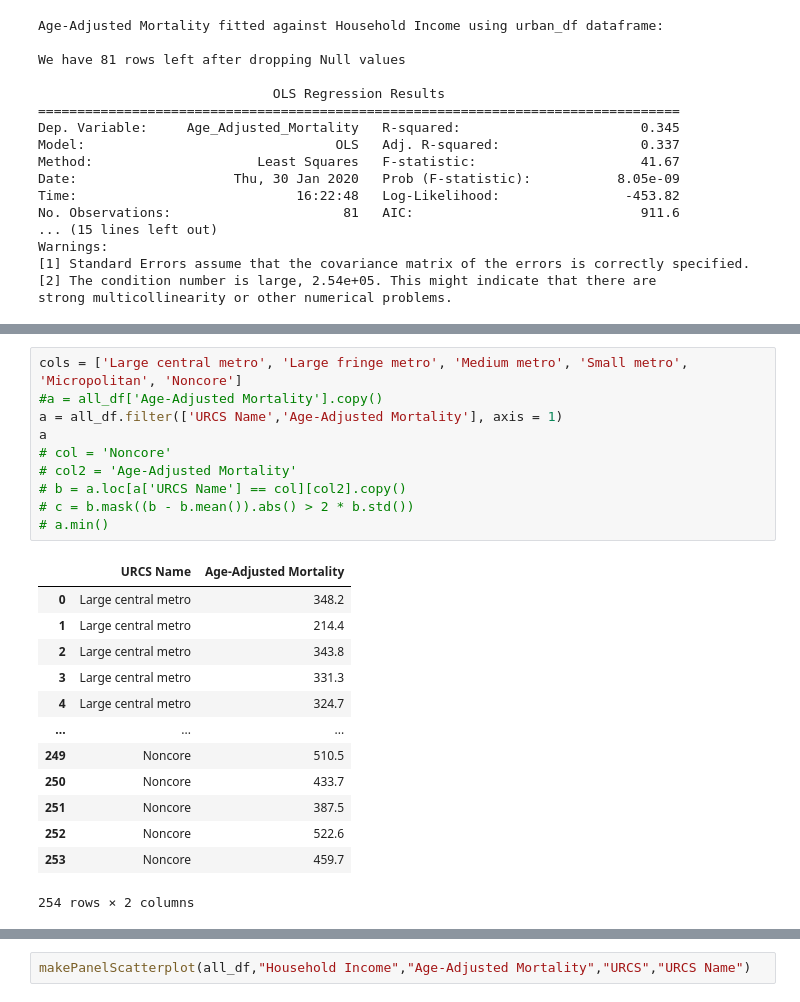
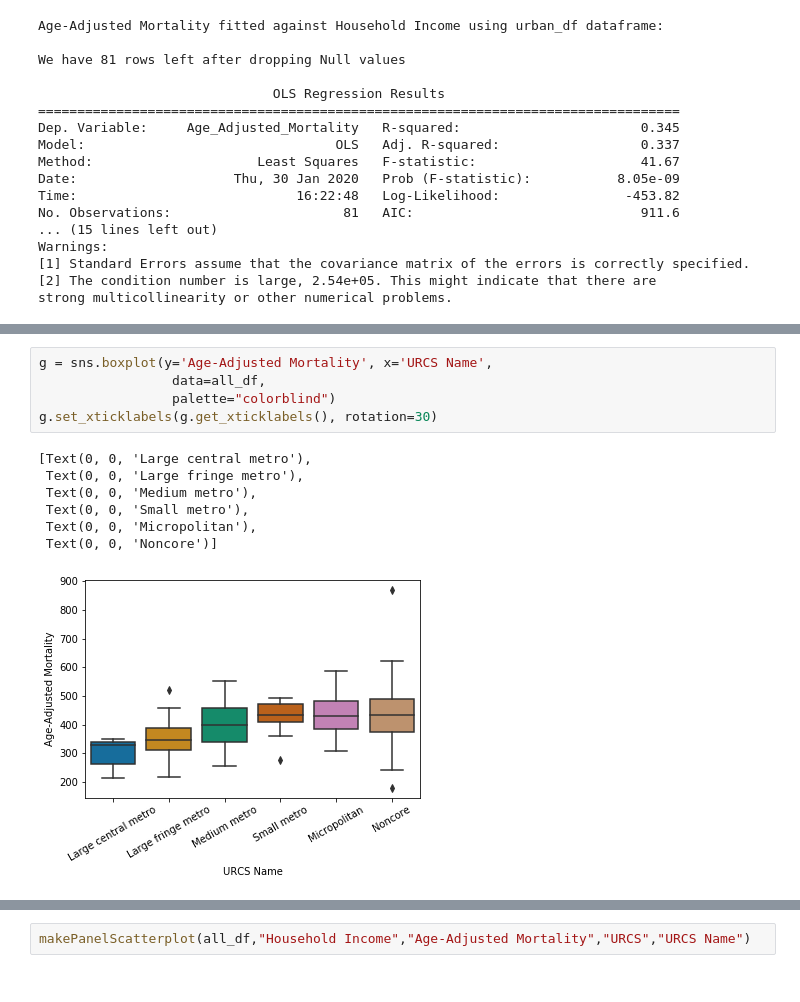
Before and after one commit to kipmadden/Urban-vs.-Rural-Health-Outcomes, a Jupyter notebook: Kip2.ipynb, the cells around one changed output, grey strips where cells are left out. Cells and saved outputs as stored; diff of their text form.

```diff
--- a/Kip2.ipynb
+++ b/Kip2.ipynb
@@ -413,24 +436,13 @@ memory usage: 316.8+ KB
-# %%
-cols = ['Large central metro', 'Large fringe metro', 'Medium metro', 'Small metro', 'Micropolitan', 'Noncore']
-#a = all_df['Age-Adjusted Mortality'].copy()
-a = all_df.filter(['URCS Name','Age-Adjusted Mortality'], axis = 1)
-a
-# col = 'Noncore'
-# col2 = 'Age-Adjusted Mortality'
-# b = a.loc[a['URCS Name'] == col][col2].copy()
-# c = b.mask((b - b.mean()).abs() > 2 * b.std())
-# a.min()
-# %% [output]
-|  | URCS Name | Age-Adjusted Mortality |
-| 0 | Large central metro | 348.2 |
-| 1 | Large central metro | 214.4 |
-| 2 | Large central metro | 343.8 |
-| 3 | Large central metro | 331.3 |
-| 4 | Large central metro | 324.7 |
-| ... | ... | ... |
-| 249 | Noncore | 510.5 |
-| 250 | Noncore | 433.7 |
-| 251 | Noncore | 387.5 |
-| 252 | Noncore | 522.6 |
-| 253 | Noncore | 459.7 |
-254 rows × 2 columns
+# %%
+g = sns.boxplot(y='Age-Adjusted Mortality', x='URCS Name',
+                 data=all_df,
+                 palette="colorblind")
+g.set_xticklabels(g.get_xticklabels(), rotation=30)
+# %% [output]
+[Text(0, 0, 'Large central metro'),
+ Text(0, 0, 'Large fringe metro'),
+ Text(0, 0, 'Medium metro'),
+ Text(0, 0, 'Small metro'),
+ Text(0, 0, 'Micropolitan'),
+ Text(0, 0, 'Noncore')]
+[figure, added]
```
Also changed, not shown: parts of 27 cells of this notebook.
